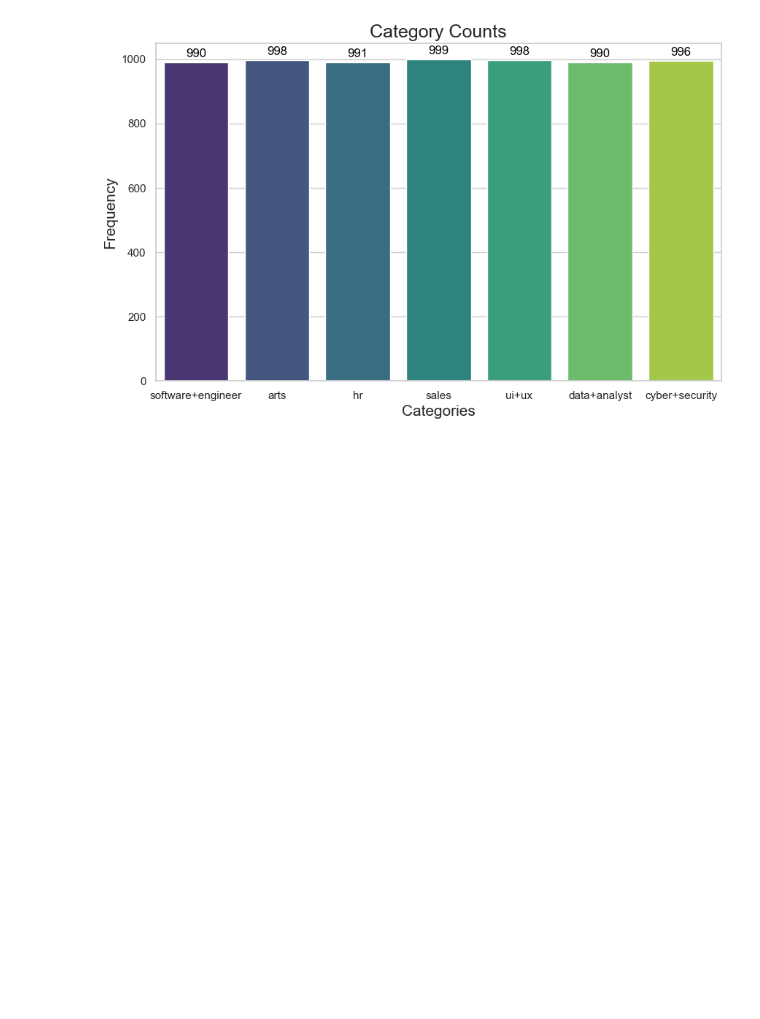
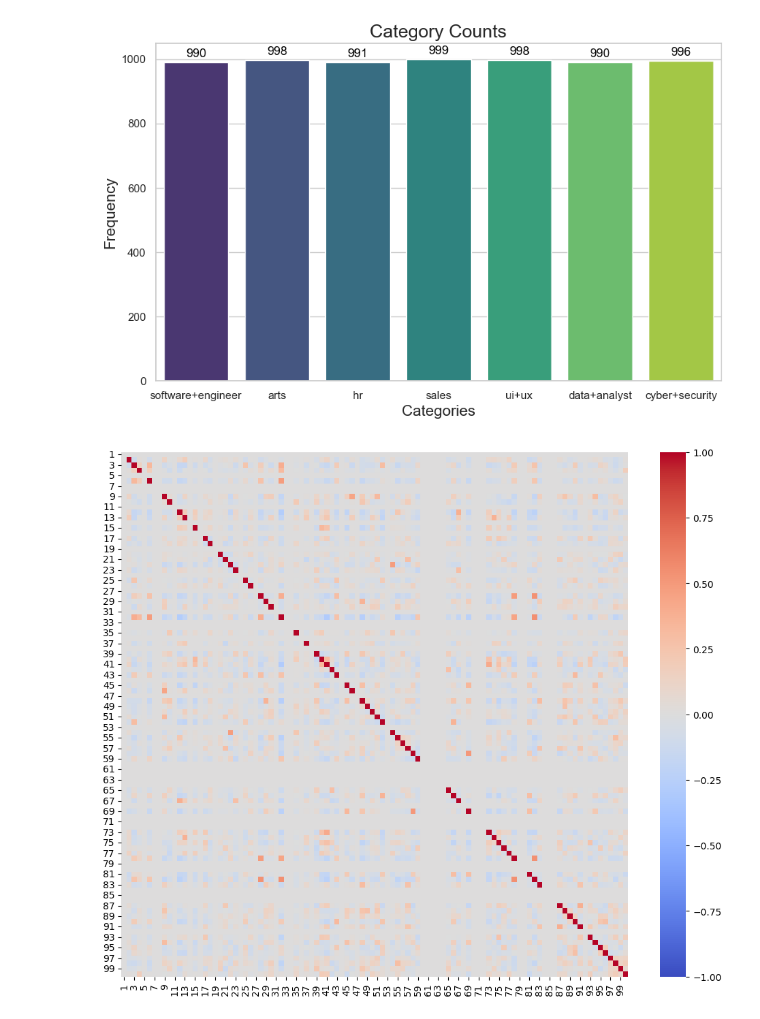
Before and after one commit to Geraldworks/BT4222, a Jupyter notebook: data_visualization.ipynb, the cells around one changed output. Saved outputs shown, nothing was run; the diff lists cells and outputs as text; code cells hidden in the pictures; blank space fills up the shorter version.

```diff
--- a/data_visualization.ipynb
+++ b/data_visualization.ipynb
@@ -19,3 +19,7 @@ jd_categories.head()
 data_visualization.plot_column_frequency(jd_categories, "category", title='Category Counts', xlabel='Categories', ylabel='Frequency')
 # %% [output]
 [figure]
+# %%
+data_visualization.plot_corr_heatmap(pd.read_csv("bag_difficult_train.csv", header=None).drop(labels=0, axis=1)[1:])
+# %% [output]
+[figure, added]
```
Also changed, not shown: parts of 3 cells of this notebook, 1 other file.
